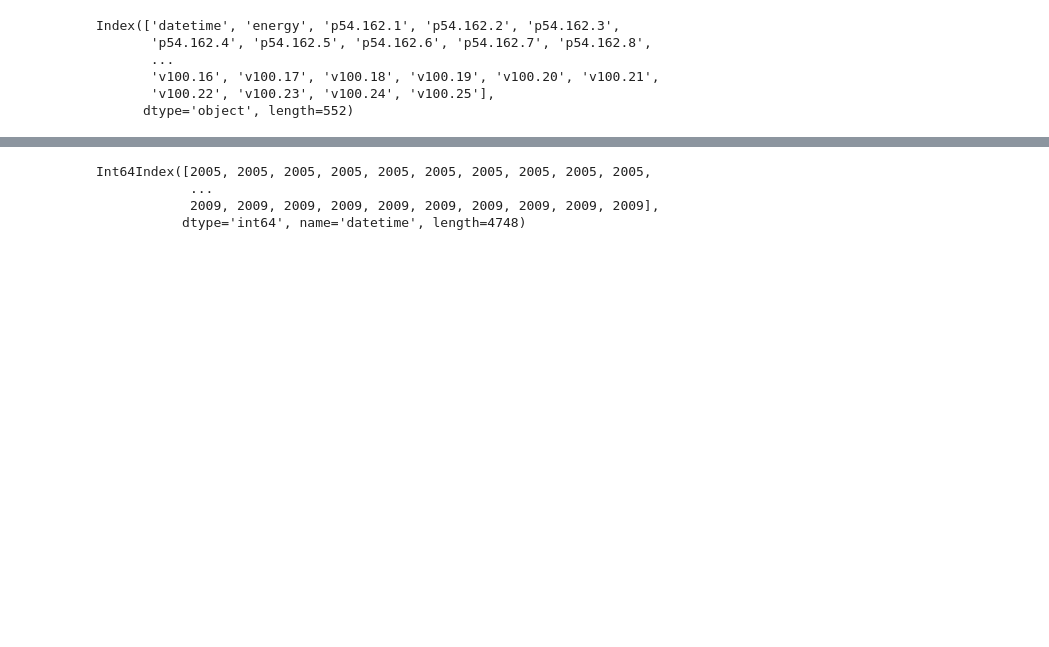
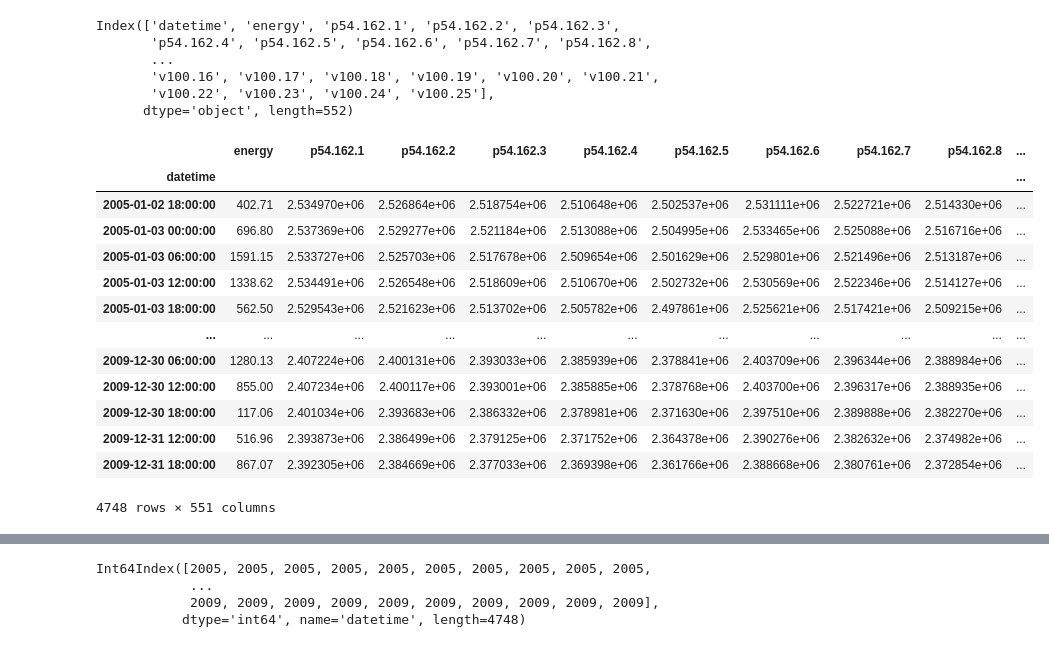
Before and after one commit to NicolasLamotteUC3M/p1_aprendizaje_automatico_Jaime_Nicolas, a Jupyter notebook: p1_aprendizaje_automatico_Jaime_Nicolas.ipynb, the cells around one changed output, grey strips where cells are left out. Cells and saved outputs as stored; diff of their text form; code cells hidden in the pictures; blank space fills up the shorter version.

```diff
--- a/p1_aprendizaje_automatico_Jaime_Nicolas.ipynb
+++ b/p1_aprendizaje_automatico_Jaime_Nicolas.ipynb
@@ -15,6 +15,23 @@ Index(['datetime', 'energy', 'p54.162.1', 'p54.162.2', 'p54.162.3',
 # %%
 #Convertimos datetime en indice
 wind_ava = wind_ava.set_index('datetime')
+# %%
+wind_ava
+# %% [output]
+|  | energy | p54.162.1 | p54.162.2 | p54.162.3 | p54.162.4 | p54.162.5 | p54.162.6 | p54.162.7 | p54.162.8 | ... |
+| datetime |  |  |  |  |  |  |  |  |  | ... |
+| 2005-01-02 18:00:00 | 402.71 | 2.534970e+06 | 2.526864e+06 | 2.518754e+06 | 2.510648e+06 | 2.502537e+06 | 2.531111e+06 | 2.522721e+06 | 2.514330e+06 | ... |
+| 2005-01-03 00:00:00 | 696.80 | 2.537369e+06 | 2.529277e+06 | 2.521184e+06 | 2.513088e+06 | 2.504995e+06 | 2.533465e+06 | 2.525088e+06 | 2.516716e+06 | ... |
+| 2005-01-03 06:00:00 | 1591.15 | 2.533727e+06 | 2.525703e+06 | 2.517678e+06 | 2.509654e+06 | 2.501629e+06 | 2.529801e+06 | 2.521496e+06 | 2.513187e+06 | ... |
+| 2005-01-03 12:00:00 | 1338.62 | 2.534491e+06 | 2.526548e+06 | 2.518609e+06 | 2.510670e+06 | 2.502732e+06 | 2.530569e+06 | 2.522346e+06 | 2.514127e+06 | ... |
+| 2005-01-03 18:00:00 | 562.50 | 2.529543e+06 | 2.521623e+06 | 2.513702e+06 | 2.505782e+06 | 2.497861e+06 | 2.525621e+06 | 2.517421e+06 | 2.509215e+06 | ... |
+| ... | ... | ... | ... | ... | ... | ... | ... | ... | ... | ... |
+| 2009-12-30 06:00:00 | 1280.13 | 2.407224e+06 | 2.400131e+06 | 2.393033e+06 | 2.385939e+06 | 2.378841e+06 | 2.403709e+06 | 2.396344e+06 | 2.388984e+06 | ... |
+| 2009-12-30 12:00:00 | 855.00 | 2.407234e+06 | 2.400117e+06 | 2.393001e+06 | 2.385885e+06 | 2.378768e+06 | 2.403700e+06 | 2.396317e+06 | 2.388935e+06 | ... |
+| 2009-12-30 18:00:00 | 117.06 | 2.401034e+06 | 2.393683e+06 | 2.386332e+06 | 2.378981e+06 | 2.371630e+06 | 2.397510e+06 | 2.389888e+06 | 2.382270e+06 | ... |
+| 2009-12-31 12:00:00 | 516.96 | 2.393873e+06 | 2.386499e+06 | 2.379125e+06 | 2.371752e+06 | 2.364378e+06 | 2.390276e+06 | 2.382632e+06 | 2.374982e+06 | ... |
+| 2009-12-31 18:00:00 | 867.07 | 2.392305e+06 | 2.384669e+06 | 2.377033e+06 | 2.369398e+06 | 2.361766e+06 | 2.388668e+06 | 2.380761e+06 | 2.372854e+06 | ... |
+4748 rows × 551 columns
 # %%
 # Convertirmos el indice en objeto tiempo
 wind_ava.index = pd.to_datetime(wind_ava.index)
```
Also changed, not shown: parts of 22 cells of this notebook.
